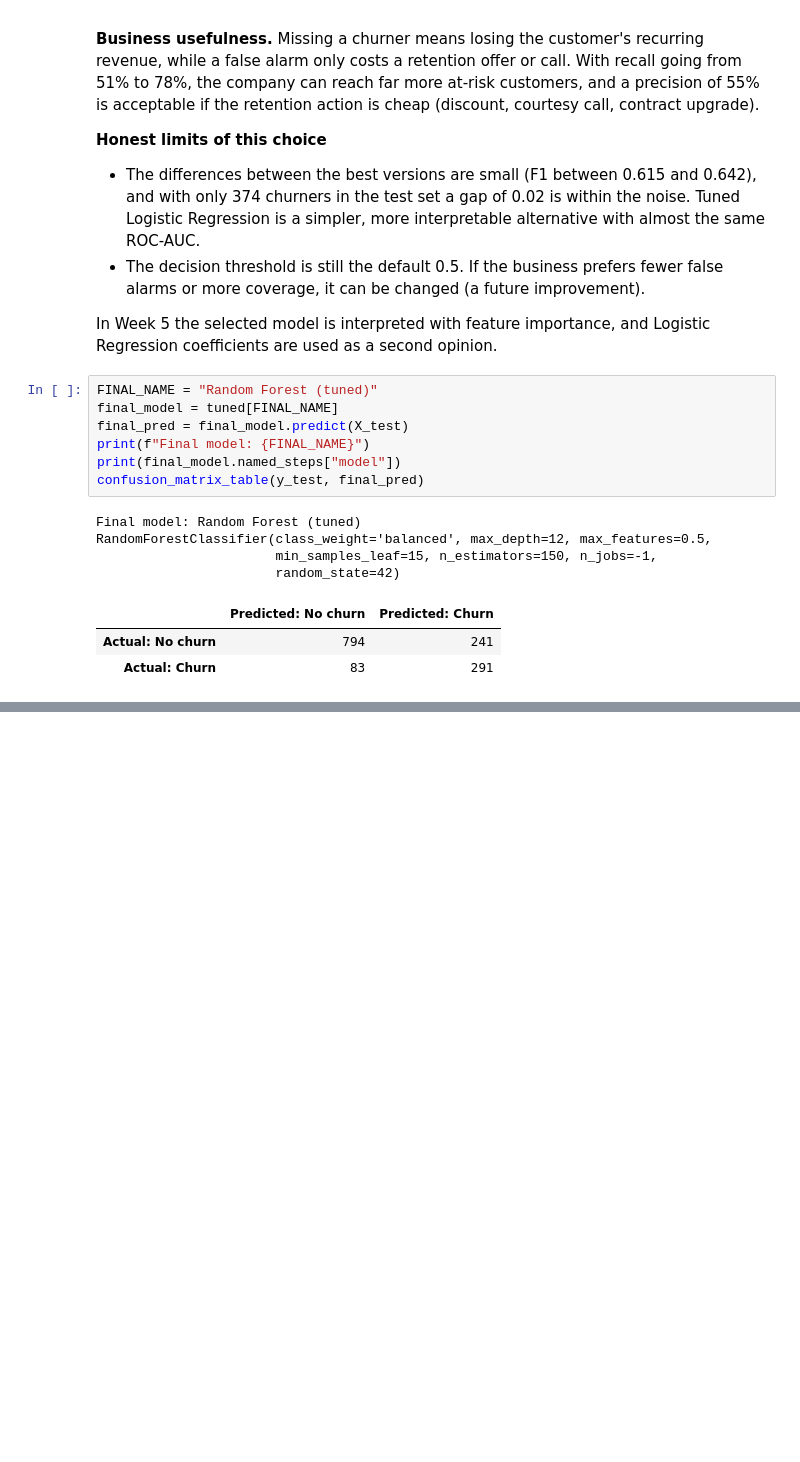
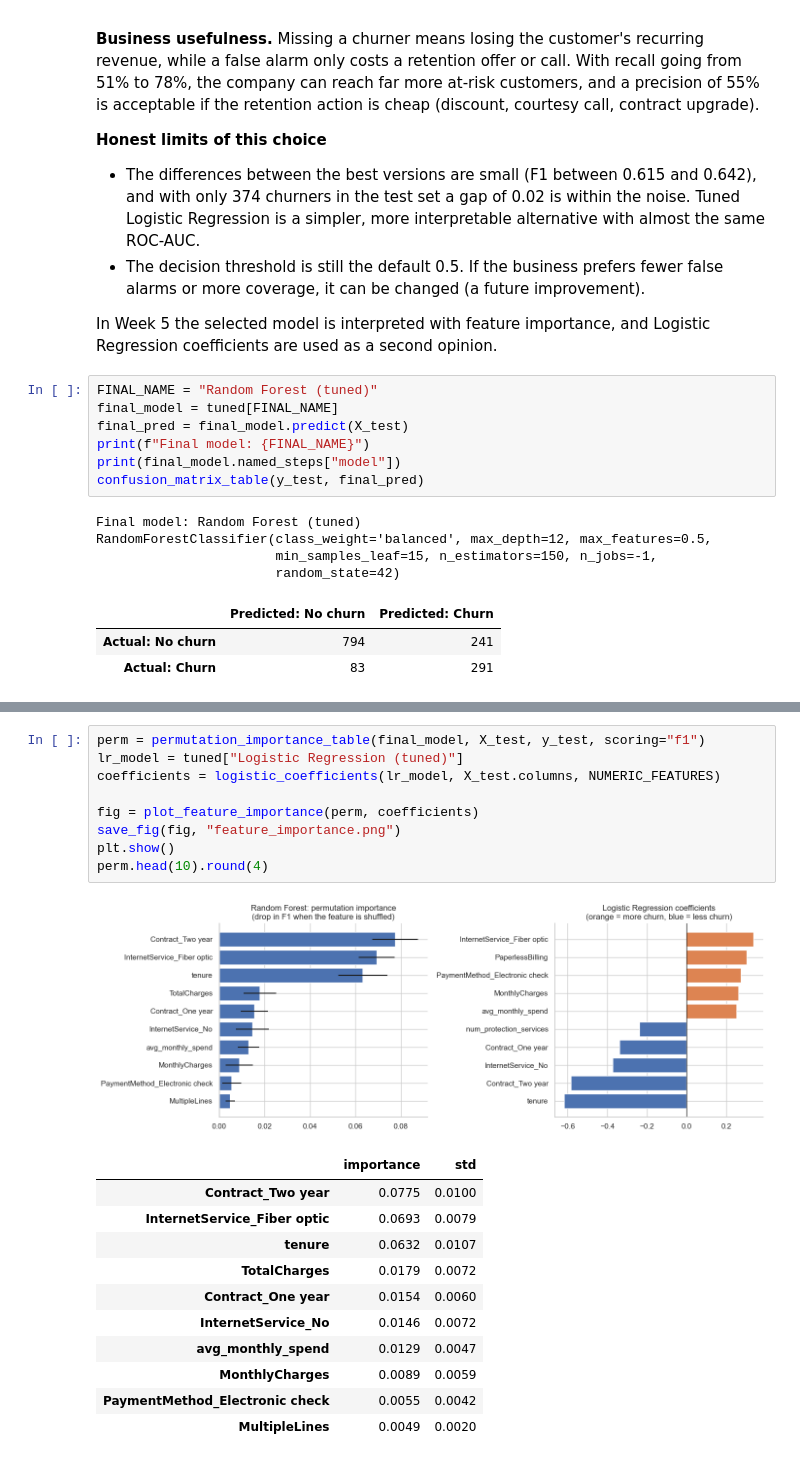
Before and after one commit to Da1vReyes/customer_churn_prediction, a Jupyter notebook: notebooks/customer_churn_analysis.ipynb, the cells around one changed output, grey strips where cells are left out. Cells and saved outputs as stored; diff of their text form; blank space fills up the shorter version.

Commit message:
notebook: final eval, feature importance, business insights and conclusion

```diff
--- a/notebooks/customer_churn_analysis.ipynb
+++ b/notebooks/customer_churn_analysis.ipynb
@@ -1105,0 +1150,22 @@ _Next: Week 5, interpretation of the final model, feature importance, error anal
+# %%
+perm = permutation_importance_table(final_model, X_test, y_test, scoring="f1")
+lr_model = tuned["Logistic Regression (tuned)"]
+coefficients = logistic_coefficients(lr_model, X_test.columns, NUMERIC_FEATURES)
+
+fig = plot_feature_importance(perm, coefficients)
+save_fig(fig, "feature_importance.png")
+plt.show()
+perm.head(10).round(4)
+# %% [output]
+[figure, added]
+|  | importance | std |
+| Contract_Two year | 0.0775 | 0.0100 |
+| InternetService_Fiber optic | 0.0693 | 0.0079 |
+| tenure | 0.0632 | 0.0107 |
+| TotalCharges | 0.0179 | 0.0072 |
+| Contract_One year | 0.0154 | 0.0060 |
+| InternetService_No | 0.0146 | 0.0072 |
+| avg_monthly_spend | 0.0129 | 0.0047 |
+| MonthlyCharges | 0.0089 | 0.0059 |
+| PaymentMethod_Electronic check | 0.0055 | 0.0042 |
+| MultipleLines | 0.0049 | 0.0020 |
```
Also changed, not shown: parts of 16 cells of this notebook.
